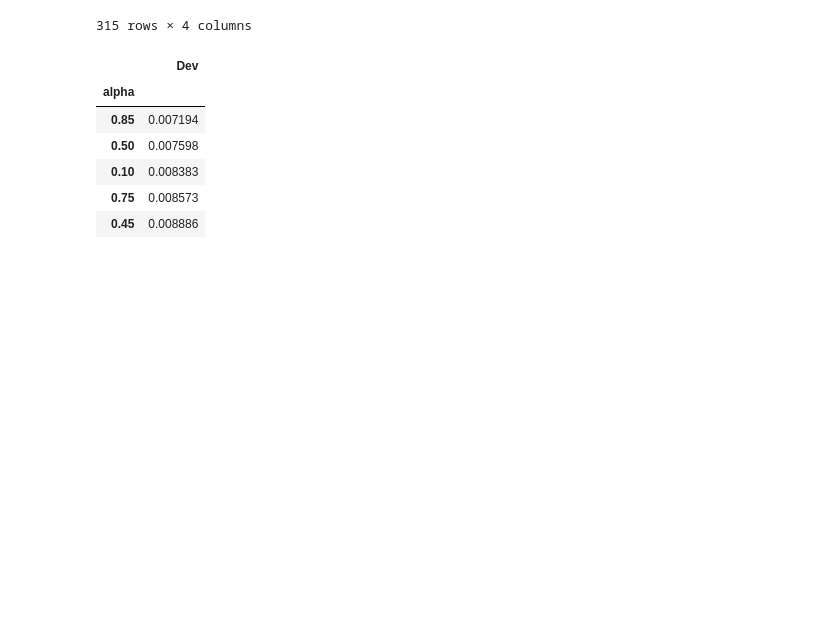
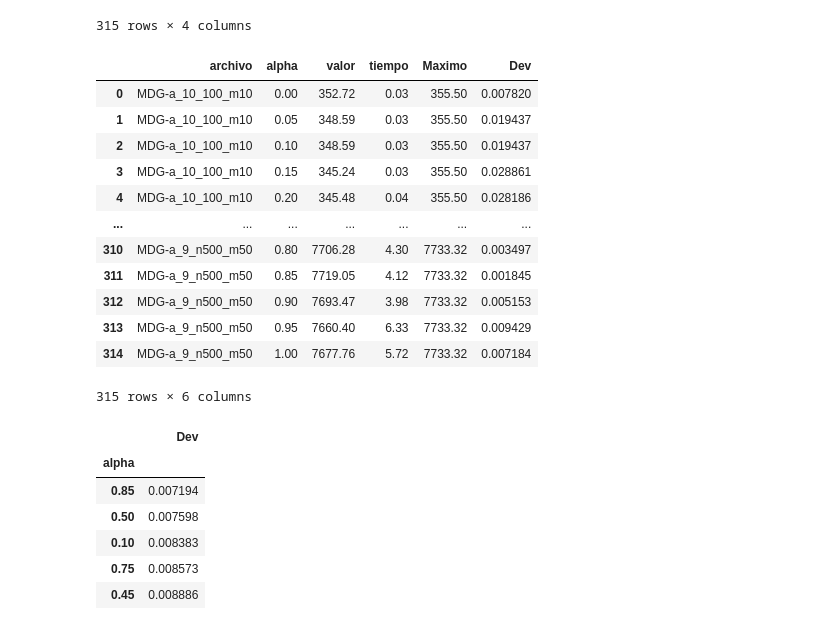
Before and after one commit to ensabai/Trabajo-Log-stica, a Jupyter notebook: notebook.ipynb, the cells around one changed output. Cells and saved outputs as stored; diff of their text form; code cells hidden in the pictures; blank space fills up the shorter version.

```diff
--- a/notebook.ipynb
+++ b/notebook.ipynb
@@ -37,9 +37,24 @@ data
 # %%
 # Calcular el máximo y la desviación estándar
 data["Maximo"] = float(0)
 for archivo in data["archivo"].unique():
     data.loc[data["archivo"] == archivo,"Maximo"] = data[data["archivo"] == archivo]["valor"].values.max()
 data["Dev"] = (data["Maximo"] - data["valor"]) / data["Maximo"]
+data
+# %% [output]
+|  | archivo | alpha | valor | tiempo | Maximo | Dev |
+| 0 | MDG-a_10_100_m10 | 0.00 | 352.72 | 0.03 | 355.50 | 0.007820 |
+| 1 | MDG-a_10_100_m10 | 0.05 | 348.59 | 0.03 | 355.50 | 0.019437 |
+| 2 | MDG-a_10_100_m10 | 0.10 | 348.59 | 0.03 | 355.50 | 0.019437 |
+| 3 | MDG-a_10_100_m10 | 0.15 | 345.24 | 0.03 | 355.50 | 0.028861 |
+| 4 | MDG-a_10_100_m10 | 0.20 | 345.48 | 0.04 | 355.50 | 0.028186 |
+| ... | ... | ... | ... | ... | ... | ... |
+| 310 | MDG-a_9_n500_m50 | 0.80 | 7706.28 | 4.30 | 7733.32 | 0.003497 |
+| 311 | MDG-a_9_n500_m50 | 0.85 | 7719.05 | 4.12 | 7733.32 | 0.001845 |
+| 312 | MDG-a_9_n500_m50 | 0.90 | 7693.47 | 3.98 | 7733.32 | 0.005153 |
+| 313 | MDG-a_9_n500_m50 | 0.95 | 7660.40 | 6.33 | 7733.32 | 0.009429 |
+| 314 | MDG-a_9_n500_m50 | 1.00 | 7677.76 | 5.72 | 7733.32 | 0.007184 |
+315 rows × 6 columns
 # %%
 # Seleccionar el mejor alfa
 data.loc[:,["alpha","Dev"]].groupby("alpha").mean("Dev").sort_values("Dev").head()
```
Also changed, not shown: parts of 2 cells of this notebook.
